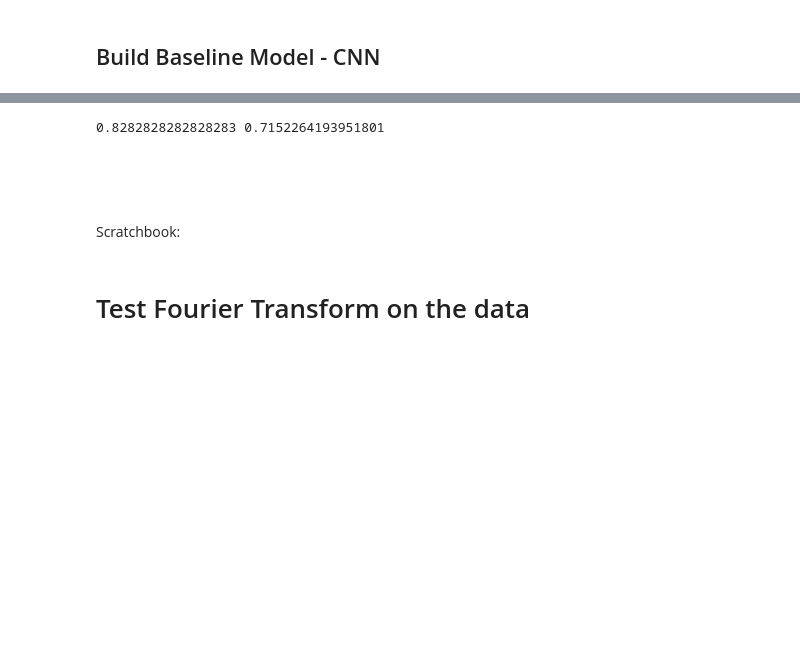
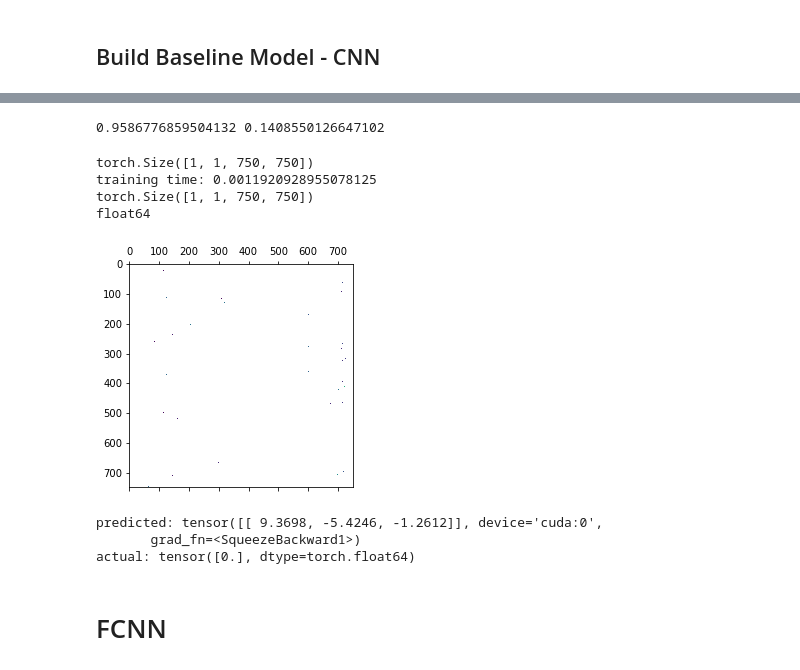
Before and after one commit to APS360-20209-T3/npix, a Jupyter notebook: data_gcp.ipynb, the cells around one changed output, grey strips where cells are left out. Drawn from its saved outputs; the diff is of its cells as text; code cells hidden in the pictures; blank space fills up the shorter version.

```diff
--- a/data_gcp.ipynb
+++ b/data_gcp.ipynb
@@ -515,15 +444,44 @@ epoch: 9 | train acc: 0.982 | train loss: 0.19242138555273414 | val acc: 0.982 |
 # %%
-testloader = torch.utils.data.DataLoader(train_data[501:600], shuffle=True, batch_size=5)
+# test model
 
-acc, loss = get_accuracy_and_loss(model=model, criterion=nn.CrossEntropyLoss(), data_loader=testloader)
+acc, loss = get_accuracy_and_loss(model=model, criterion=nn.CrossEntropyLoss(), data_loader=test_loader)
 print(acc, loss)
 # %% [output]
-0.8282828282828283 0.7152264193951801
+0.9586776859504132 0.1408550126647102
-# %% [markdown]
-&nbsp;
-
-&nbsp;
-
-Scratchbook:
-# %% [markdown]
-# Test Fourier Transform on the data
+# %%
+#sample prediction
+sample_loader = torch.utils.data.DataLoader(data[601], shuffle=True, batch_size=1)
+
+image, label = iter(sample_loader)
+print(image.shape)
+if use_cuda and torch.cuda.is_available():
+    image = image.cuda()
+    labels = label.cuda()
+    model.cuda()
+start = time.time()
+out = model(image.to("cuda", dtype=torch.float))
+end = time.time()
+print('training time:', end-start)
+
+#plotting
+
+print(image.shape)
+plot_image = torch.squeeze(image).detach().cpu().numpy()
+print(plot_image.dtype)
+plot_image[plot_image == 0] = np.nan
+plt.matshow(plot_image)
+plt.show()
+
+print('predicted:', out)
+print('actual:', label)
+# %% [output]
+torch.Size([1, 1, 750, 750])
+training time: 0.0011920928955078125
+torch.Size([1, 1, 750, 750])
+float64
+[figure, added]
+predicted: tensor([[ 9.3698, -5.4246, -1.2612]], device='cuda:0',
+       grad_fn=<SqueezeBackward1>)
+actual: tensor([0.], dtype=torch.float64)
+# %% [markdown]
+# FCNN
```
Also changed, not shown: parts of 50 cells of this notebook, 1 other file.
